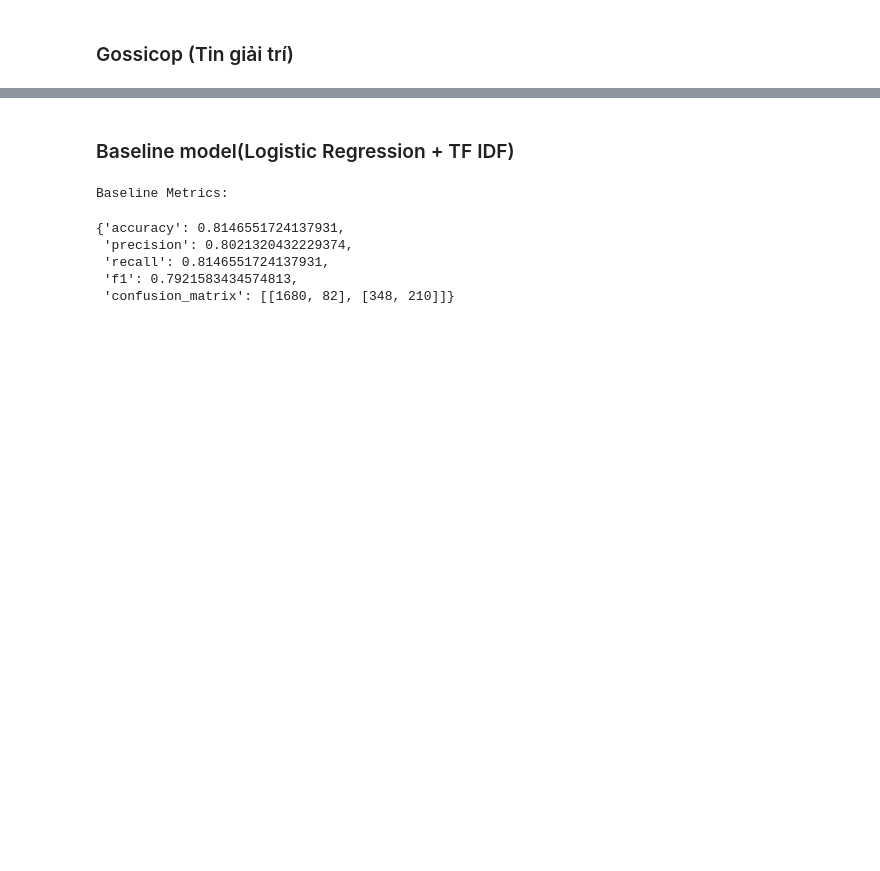
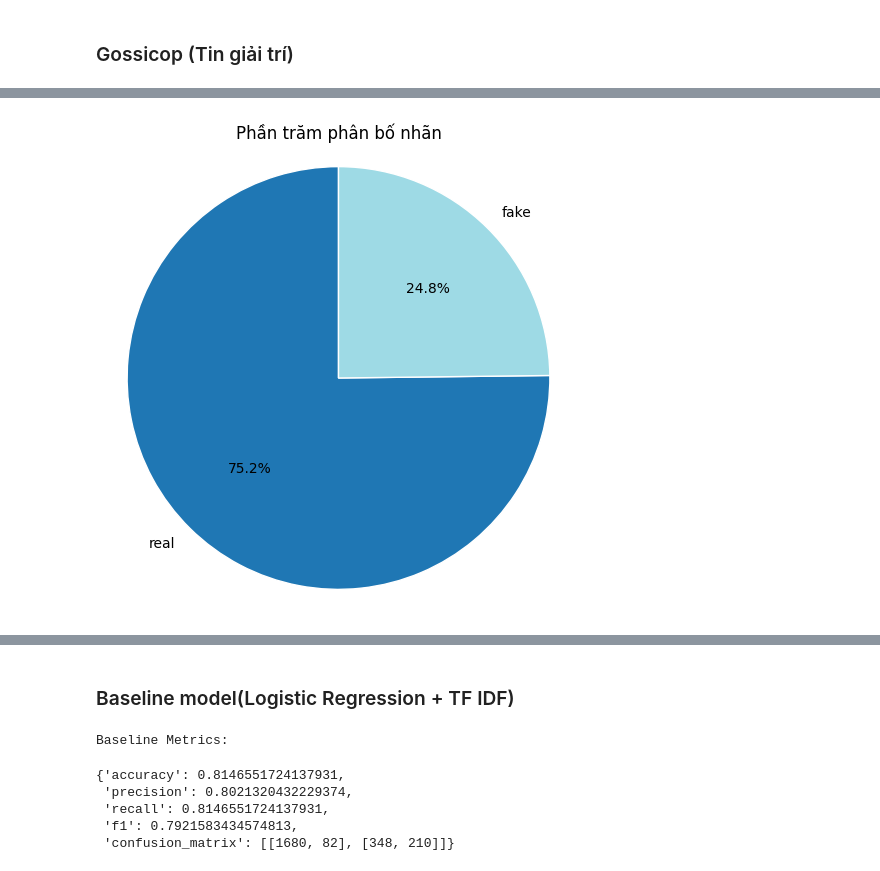
Before and after one commit to hanhut0710/fake_news_project, a Jupyter notebook: main.ipynb, the cells around one changed output, grey strips where cells are left out. Cells and saved outputs as stored; diff of their text form; code cells hidden in the pictures; blank space fills up the shorter version.

```diff
--- a/main.ipynb
+++ b/main.ipynb
@@ -28,0 +61,21 @@ KeyError: 'label'
+# %%
+import matplotlib.pyplot as plt
+
+df_processed = pd.read_csv('data/processed/processed_fakenews_data.csv')
+
+def plot_label_pie(df, label_col='label', title='Label distribution', autopct='%1.1f%%', cmap='tab20', figsize=(6,6), savepath=None):
+    counts = df[label_col].value_counts()
+    labels = counts.index.astype(str)
+    sizes = counts.values
+    colors = plt.get_cmap(cmap)(np.linspace(0, 1, len(labels)))
+    fig, ax = plt.subplots(figsize=figsize)
+    ax.pie(sizes, labels=labels, autopct=autopct, startangle=90, colors=colors, wedgeprops=dict(edgecolor='w'))
+    ax.axis('equal')
+    ax.set_title(title)
+    if savepath:
+        plt.savefig(savepath, bbox_inches='tight')
+    plt.show()
+
+plot_label_pie(df_processed, label_col='label', title='Phần trăm phân bố nhãn', savepath='data/processed/label_distribution_pie.png')
+# %% [output]
+[figure, added]
```
Also changed, not shown: parts of 13 cells of this notebook, 4 other files.
